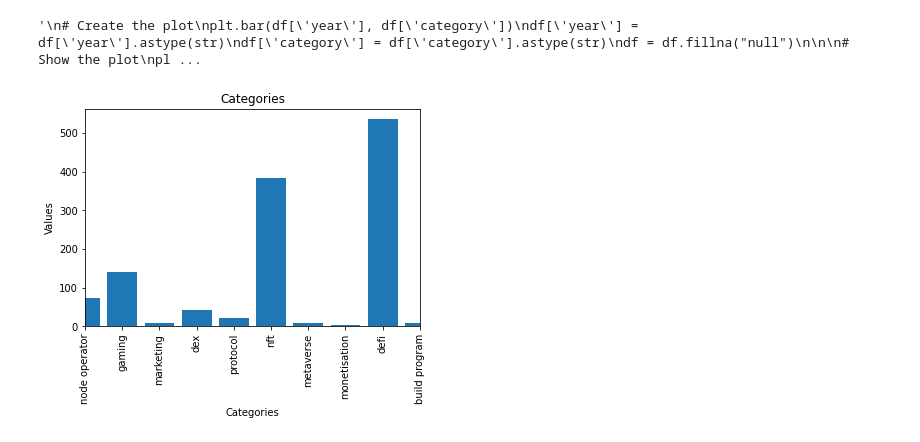
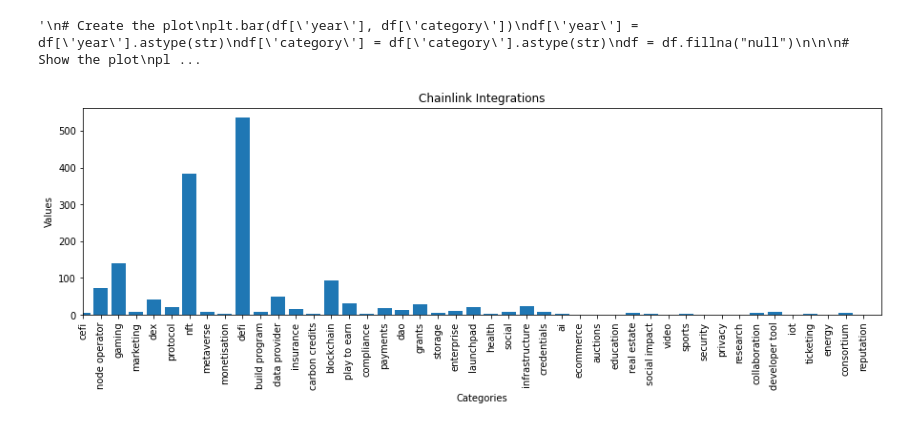
Before and after one commit to huey-nibiru/chainlink-analysis, a Jupyter notebook: link_stats.ipynb, the cells around one changed output. Saved outputs shown, nothing was run; the diff lists cells and outputs as text; code cells hidden in the pictures.

```diff
--- a/link_stats.ipynb
+++ b/link_stats.ipynb
@@ -85,23 +84,25 @@ sorted_data = sorted(data.items(), key=lambda x: x[1])
 # %%
 # Create the figure and axes objects
 fig, ax = plt.subplots()
 
 # Extract the categories and values
 categories = list(data.keys())
 values = list(data.values())
 
 # Create the plot
 plt.bar(categories, values)
 
 # Set the x-axis limits
-ax.set_xlim(1, 10)
+ax.set_xlim(0, len(data))
 
 # Add a title and labels for the x and y axes
-plt.title('Categories')
+plt.title('Chainlink Integrations')
 plt.xlabel('Categories')
 plt.ylabel('Values')
 
+fig.set_figwidth(15)
+
 # Rotate the x axis labels
 ax.xaxis.set_tick_params(rotation=90)
 # %% [output]
-[figure, old version]
+[figure, new version]
```
Also changed, not shown: parts of 1 cell of this notebook.
